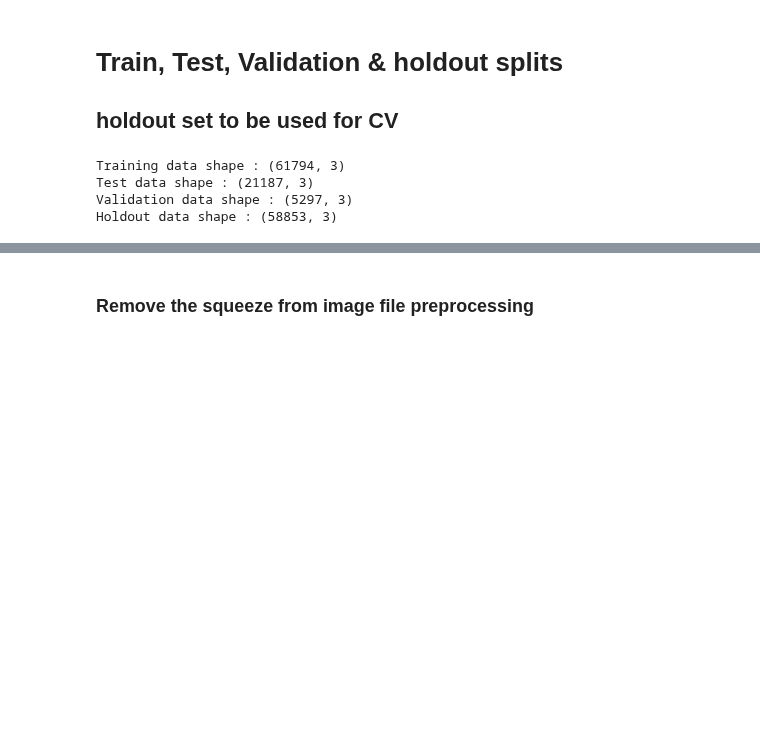
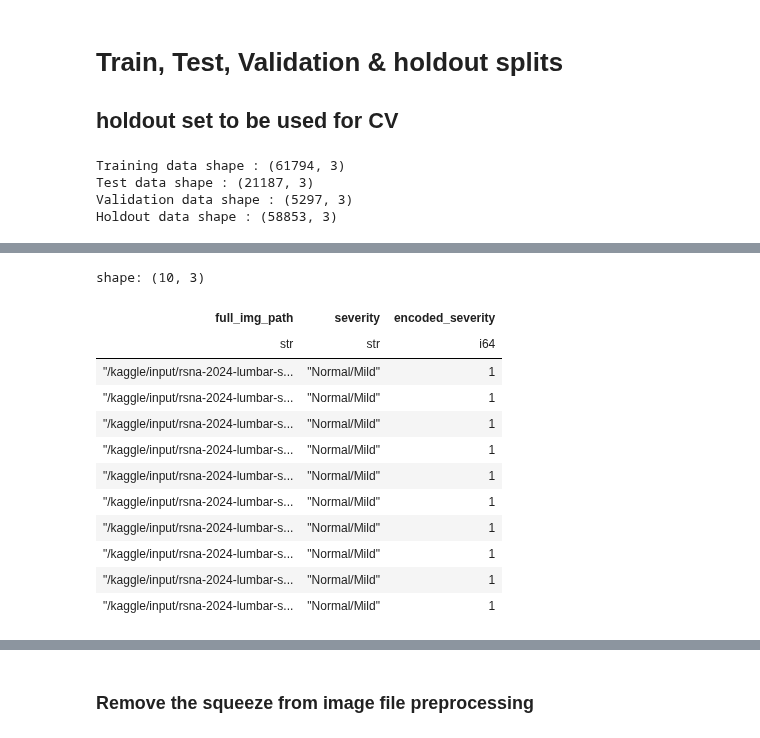
Before and after one commit to sumaniitm/RSNA-2024-Lumbar-Spine-Degenerative-Classification, a Jupyter notebook: feature-extraction-rsna2024-sumaniitm.ipynb, the cells around one changed output, grey strips where cells are left out. Cells and saved outputs as stored; diff of their text form; code cells hidden in the pictures; blank space fills up the shorter version.

```diff
--- a/feature-extraction-rsna2024-sumaniitm.ipynb
+++ b/feature-extraction-rsna2024-sumaniitm.ipynb
@@ -215,0 +216,17 @@ elem"""
+# %%
+pl.Config(fmt_str_lengths=1000)
+x_train.head(10)
+# %% [output]
+shape: (10, 3)
+| full_img_path | severity | encoded_severity |
+| str | str | i64 |
+| "/kaggle/input/rsna-2024-lumbar-s... | "Normal/Mild" | 1 |
+| "/kaggle/input/rsna-2024-lumbar-s... | "Normal/Mild" | 1 |
+| "/kaggle/input/rsna-2024-lumbar-s... | "Normal/Mild" | 1 |
+| "/kaggle/input/rsna-2024-lumbar-s... | "Normal/Mild" | 1 |
+| "/kaggle/input/rsna-2024-lumbar-s... | "Normal/Mild" | 1 |
+| "/kaggle/input/rsna-2024-lumbar-s... | "Normal/Mild" | 1 |
+| "/kaggle/input/rsna-2024-lumbar-s... | "Normal/Mild" | 1 |
+| "/kaggle/input/rsna-2024-lumbar-s... | "Normal/Mild" | 1 |
+| "/kaggle/input/rsna-2024-lumbar-s... | "Normal/Mild" | 1 |
+| "/kaggle/input/rsna-2024-lumbar-s... | "Normal/Mild" | 1 |
```
Also changed, not shown: parts of 17 cells of this notebook.
